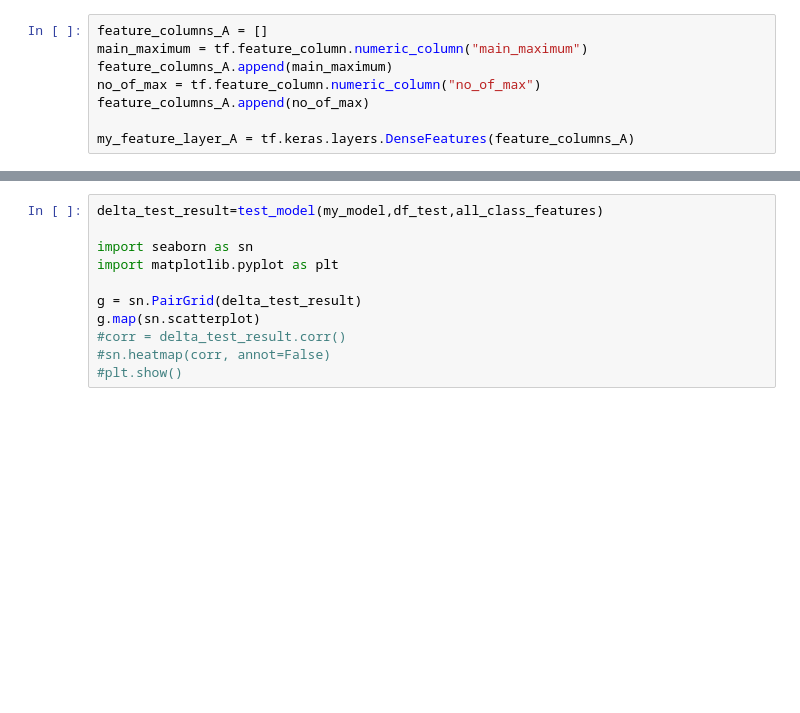
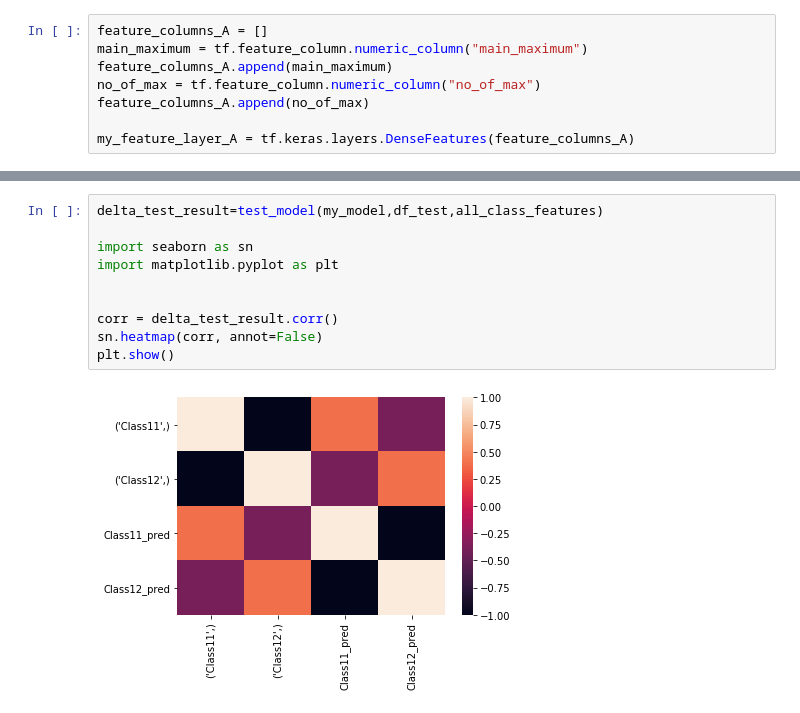
Before and after one commit to GwydionJon/EN_learn, a Jupyter notebook: machine_learning/all_param_4_values_pretest.ipynb, the cells around one changed output, grey strips where cells are left out. Saved outputs shown, nothing was run; the diff lists cells and outputs as text; blank space fills up the shorter version.

```diff
--- a/machine_learning/all_param_4_values_pretest.ipynb
+++ b/machine_learning/all_param_4_values_pretest.ipynb
@@ -226,14 +182,15 @@ plot_curve(epochs_run, hist, list_of_metrics_to_plot,"Test")
 # %%
 delta_test_result=test_model(my_model,df_test,all_class_features)
 
 import seaborn as sn
 import matplotlib.pyplot as plt
 
-g = sn.PairGrid(delta_test_result)
-g.map(sn.scatterplot)
-#corr = delta_test_result.corr()
-#sn.heatmap(corr, annot=False)
-#plt.show()
+
+corr = delta_test_result.corr()
+sn.heatmap(corr, annot=False)
+plt.show()
+# %% [output]
+[figure, added]
 # %%
 delta_test_result.head(50)
 # %% [output]
```
Also changed, not shown: parts of 6 cells of this notebook, 2 other files.
